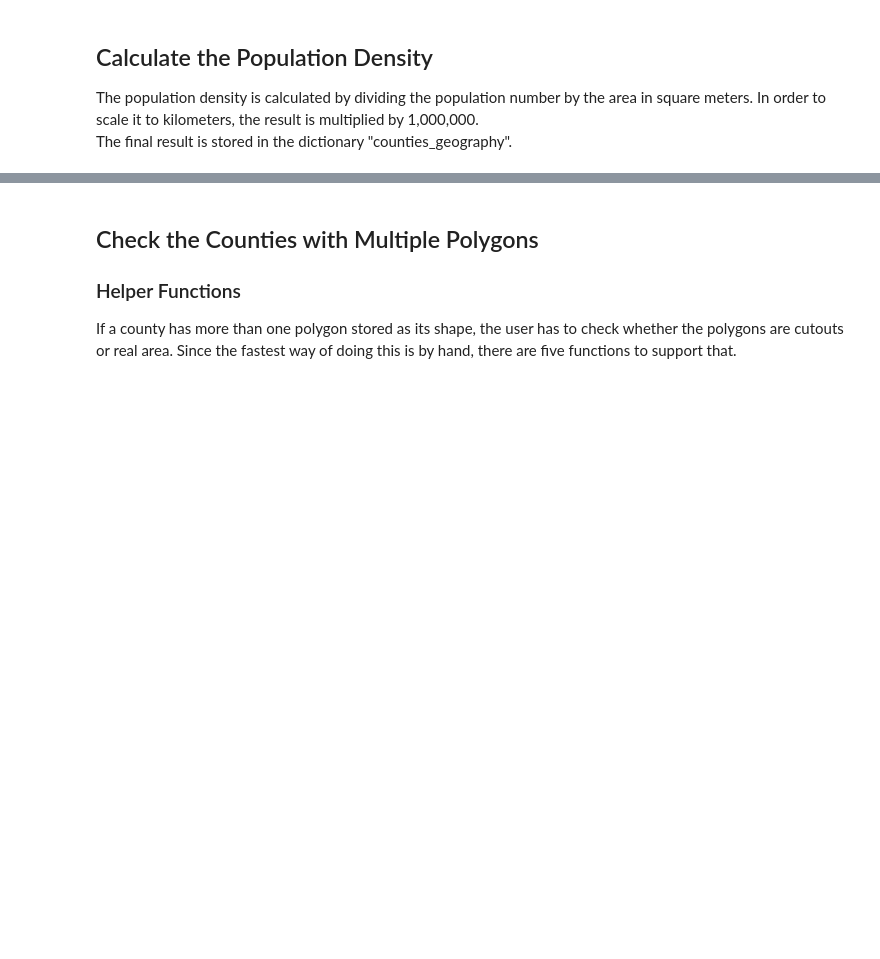
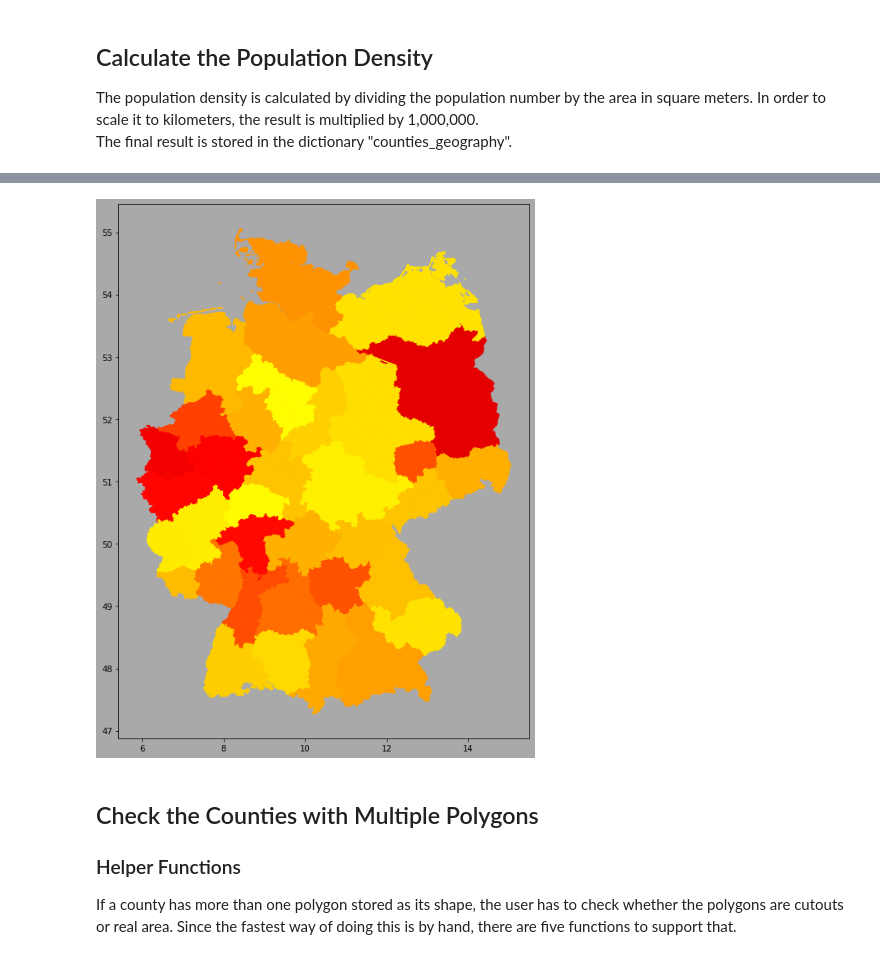
Before and after one commit to leanderbuerkin/Bachelorarbeit, a Jupyter notebook: Bachelorprojekt/get_geographical_data_of_german_counties.ipynb, the cells around one changed output, grey strips where cells are left out. Cells and saved outputs as stored; diff of their text form; code cells hidden in the pictures; blank space fills up the shorter version.

```diff
--- a/Bachelorprojekt/get_geographical_data_of_german_counties.ipynb
+++ b/Bachelorprojekt/get_geographical_data_of_german_counties.ipynb
@@ -201,3 +249,25 @@ plt.show()
+# %%
+plt.figure(figsize=(9, 12), facecolor='darkgrey')    # enlarge plot
+ax = plt.axes()
+ax.set_facecolor('darkgrey')
+for district, counties_in_district in districts.items():
+    pop_density = pop_densities_districts[district]
+    if pop_density > 1000:
+        color = (1 - (pop_density-1000)/(population_densities[-1]-1000), 0, 0)
+    elif pop_density > 200:
+        color = (1, 1-(pop_density-200)/800, 0)
+    elif pop_density > 50:
+        color = ((pop_density-50)/200, 1, 0)
+    else:
+        color = (1, 1, 1-pop_density/50)
+
+    for AdmUnitId in counties_in_district:
+        for polygon in counties_geography[AdmUnitId]['geometry']:
+            x,y = np.array(polygon).T
+            plt.fill(x, y, color=color)
+plt.show()
+# %% [output]
+[figure, added]
 # %% [markdown]
 ## Check the Counties with Multiple Polygons
 ### Helper Functions
```
Also changed, not shown: parts of 17 cells of this notebook, 15 other files.
